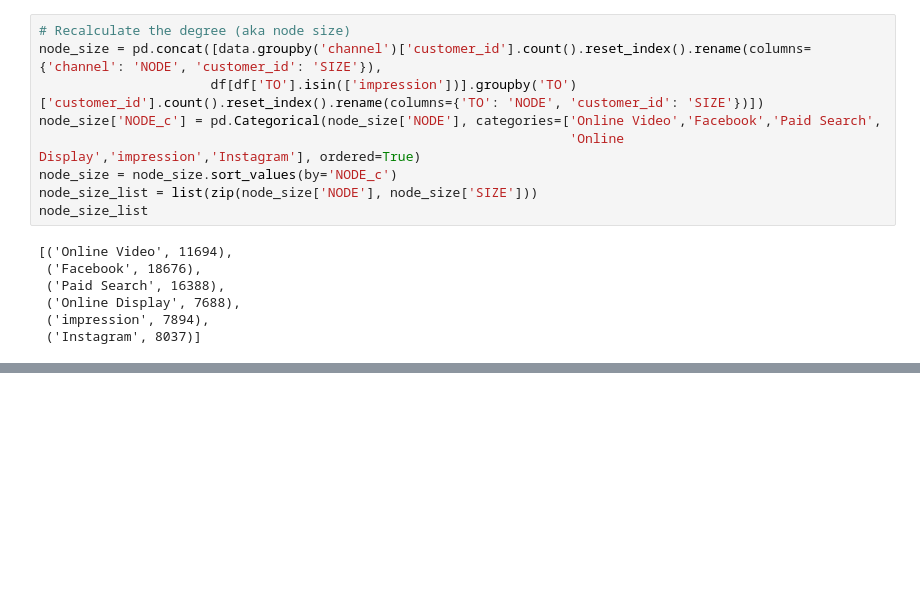
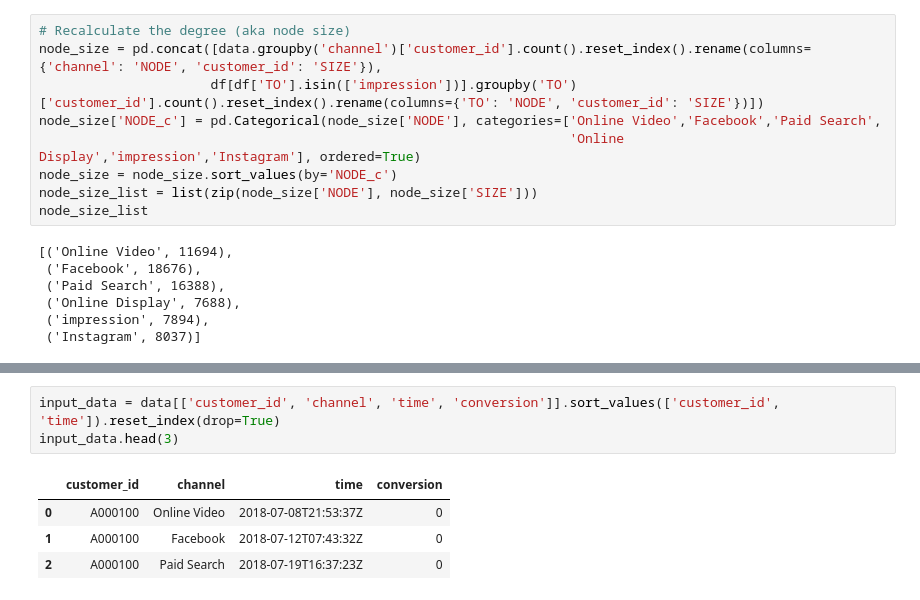
Before and after one commit to Si05/graphical-network-analysis, a Jupyter notebook: network_analysis_using_NetworkX.ipynb, the cells around one changed output, grey strips where cells are left out. Drawn from its saved outputs; the diff is of its cells as text; blank space fills up the shorter version.

```diff
--- a/network_analysis_using_NetworkX.ipynb
+++ b/network_analysis_using_NetworkX.ipynb
@@ -124,0 +240,8 @@ plt.show()
+# %%
+input_data = data[['customer_id', 'channel', 'time', 'conversion']].sort_values(['customer_id', 'time']).reset_index(drop=True)
+input_data.head(3)
+# %% [output]
+|  | customer_id | channel | time | conversion |
+| 0 | A000100 | Online Video | 2018-07-08T21:53:37Z | 0 |
+| 1 | A000100 | Facebook | 2018-07-12T07:43:32Z | 0 |
+| 2 | A000100 | Paid Search | 2018-07-19T16:37:23Z | 0 |
```
Also changed, not shown: parts of 20 cells of this notebook.
